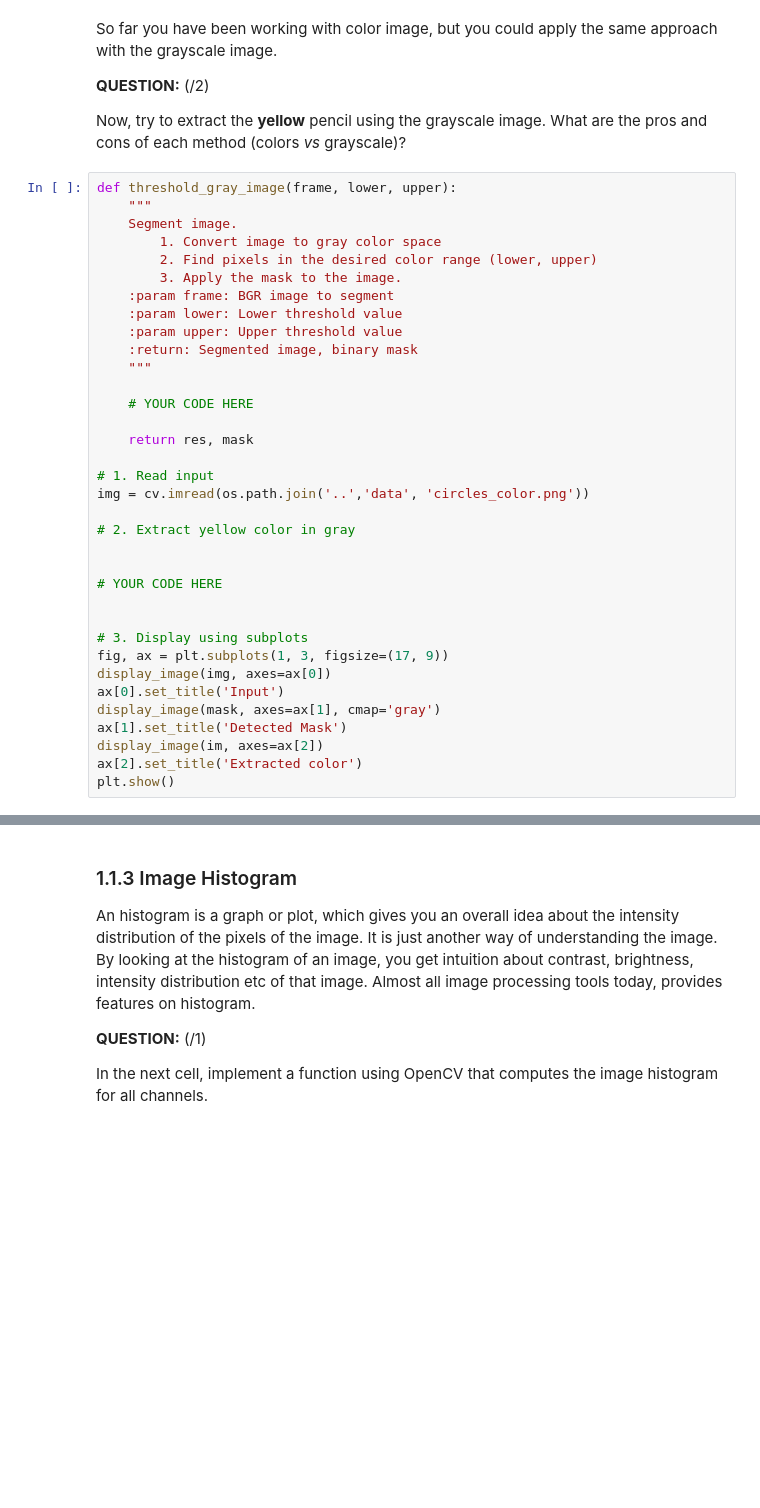
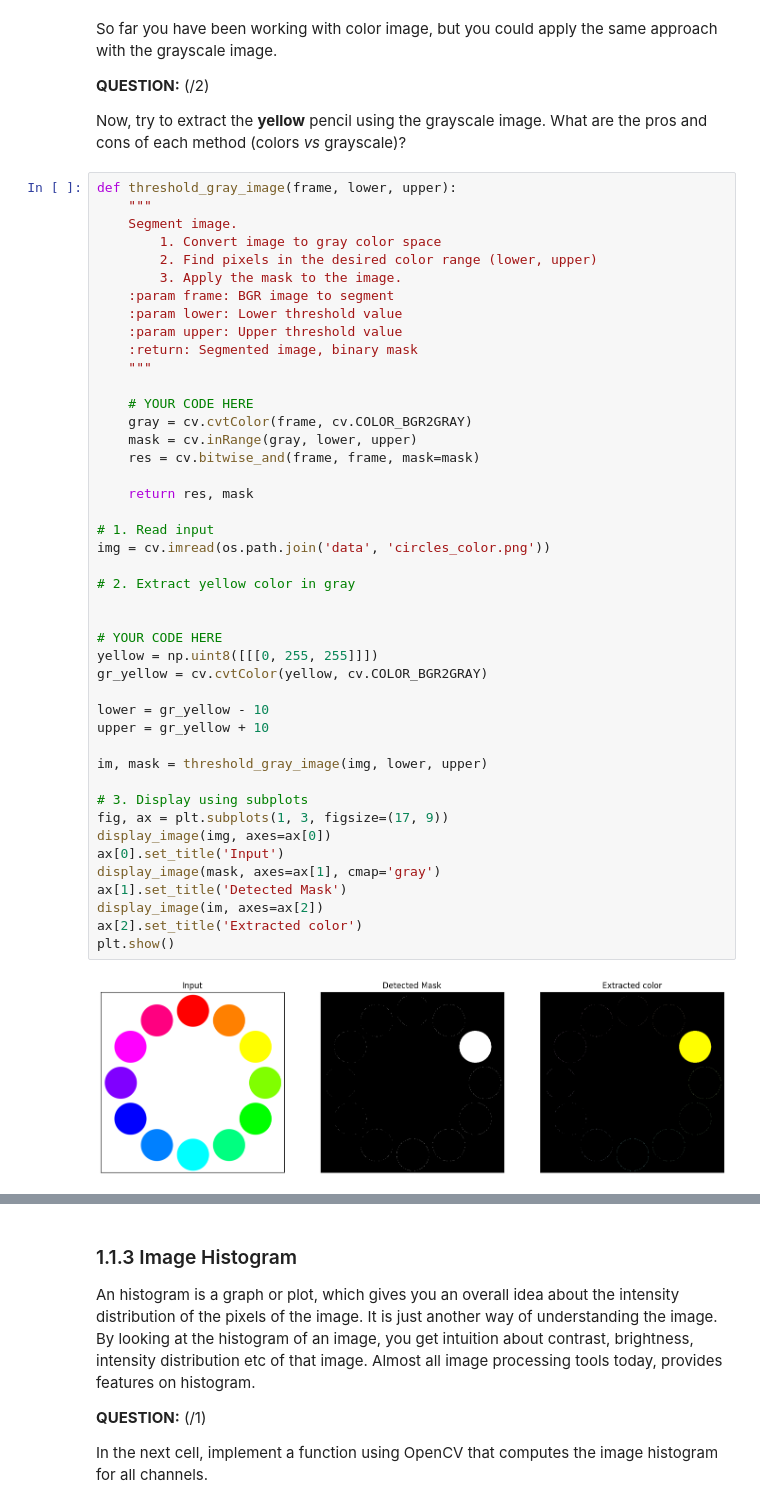
Before and after one commit to JulienErblandEPFL/Img_processing_lab1, a Jupyter notebook: Lab1/01_introduction_image_processing_2024.ipynb, the cells around one changed output, grey strips where cells are left out. Drawn from its saved outputs; the diff is of its cells as text; blank space fills up the shorter version.

```diff
--- a/Lab1/01_introduction_image_processing_2024.ipynb
+++ b/Lab1/01_introduction_image_processing_2024.ipynb
@@ -235,33 +313,44 @@ def threshold_gray_image(frame, lower, upper):
         1. Convert image to gray color space
         2. Find pixels in the desired color range (lower, upper)
         3. Apply the mask to the image.
     :param frame: BGR image to segment
     :param lower: Lower threshold value
     :param upper: Upper threshold value
     :return: Segmented image, binary mask
     """
 
     # YOUR CODE HERE
+    gray = cv.cvtColor(frame, cv.COLOR_BGR2GRAY)
+    mask = cv.inRange(gray, lower, upper)
+    res = cv.bitwise_and(frame, frame, mask=mask)
 
     return res, mask
 
 # 1. Read input
-img = cv.imread(os.path.join('..','data', 'circles_color.png'))
+img = cv.imread(os.path.join('data', 'circles_color.png'))
 
 # 2. Extract yellow color in gray
 
 
 # YOUR CODE HERE
+yellow = np.uint8([[[0, 255, 255]]])
+gr_yellow = cv.cvtColor(yellow, cv.COLOR_BGR2GRAY)
 
+lower = gr_yellow - 10
+upper = gr_yellow + 10
+
+im, mask = threshold_gray_image(img, lower, upper)
 
 # 3. Display using subplots
 fig, ax = plt.subplots(1, 3, figsize=(17, 9))
 display_image(img, axes=ax[0])
 ax[0].set_title('Input')
 display_image(mask, axes=ax[1], cmap='gray')
 ax[1].set_title('Detected Mask')
 display_image(im, axes=ax[2])
 ax[2].set_title('Extracted color')
 plt.show()
+# %% [output]
+[figure, added]
 # %% [markdown]
 **YOUR ANSWER**
```
Also changed, not shown: parts of 20 cells of this notebook.
